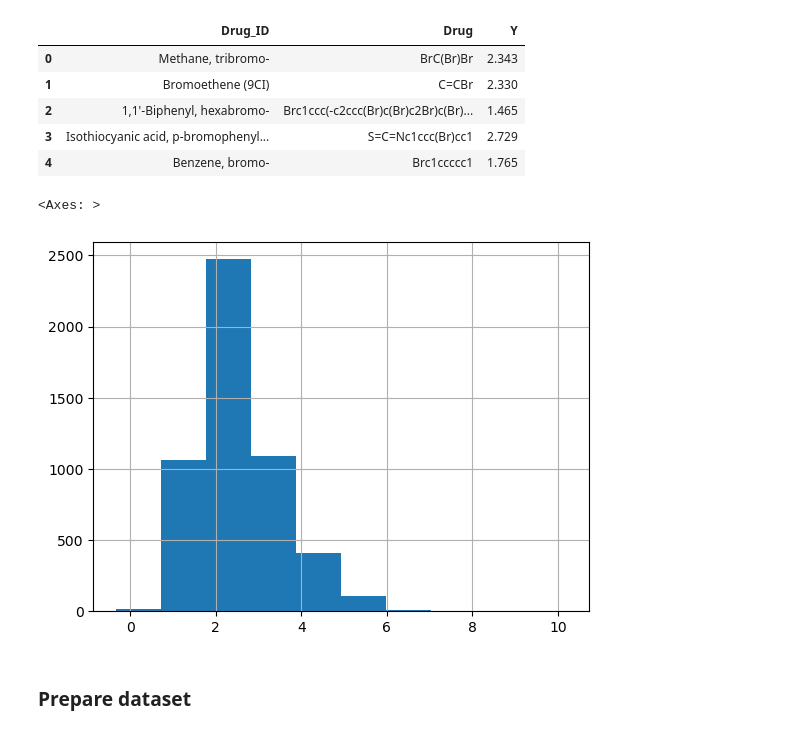
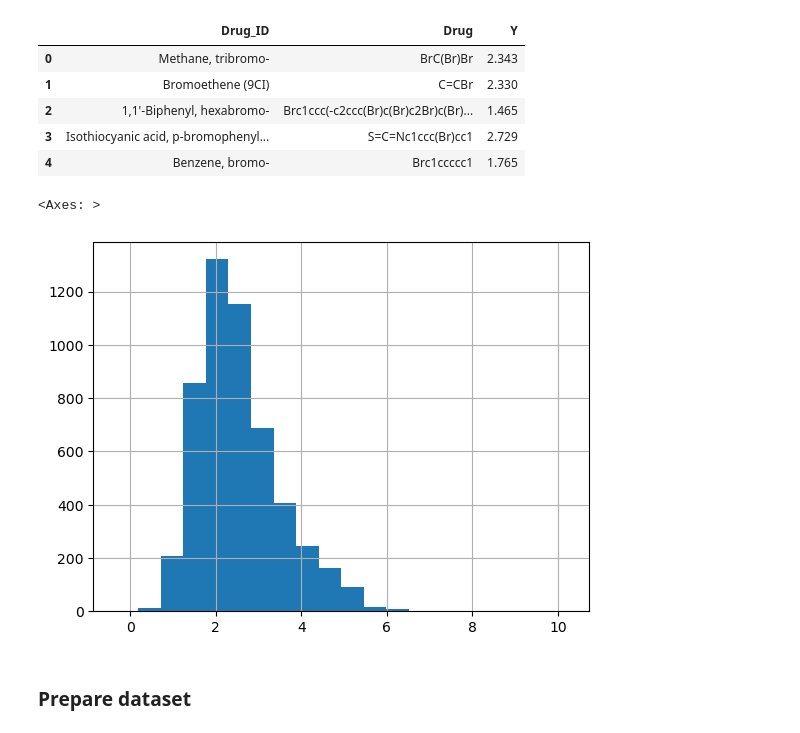
Before and after one commit to zuzg/drug-screening, a Jupyter notebook: notebooks/train_smiles_predictor.ipynb, the cells around one changed output. Cells and saved outputs as stored; diff of their text form; code cells hidden in the pictures.

```diff
--- a/notebooks/train_smiles_predictor.ipynb
+++ b/notebooks/train_smiles_predictor.ipynb
@@ -29,10 +31,10 @@ train: 5170, val: 738, test: 1477
 | 3 | Isothiocyanic acid, p-bromophenyl... | S=C=Nc1ccc(Br)cc1 | 2.729 |
 | 4 | Benzene, bromo- | Brc1ccccc1 | 1.765 |
 # %%
-train_raw.Y.hist()
+train_raw.Y.hist(bins=20) # imbalance!
 # %% [output]
 <Axes: >
-[figure, old version]
+[figure, new version]
 # %% [markdown]
 ### Prepare dataset
 # %%
```
Also changed, not shown: parts of 10 cells of this notebook.
